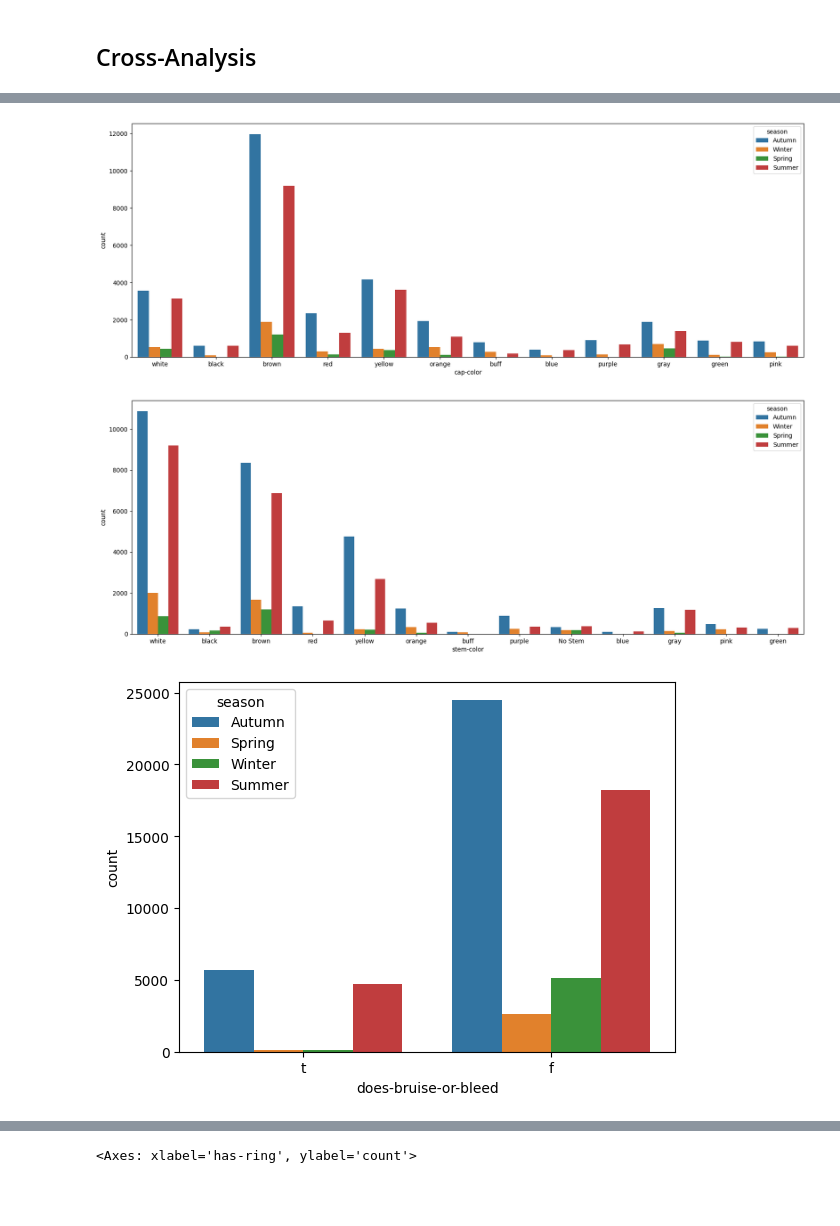
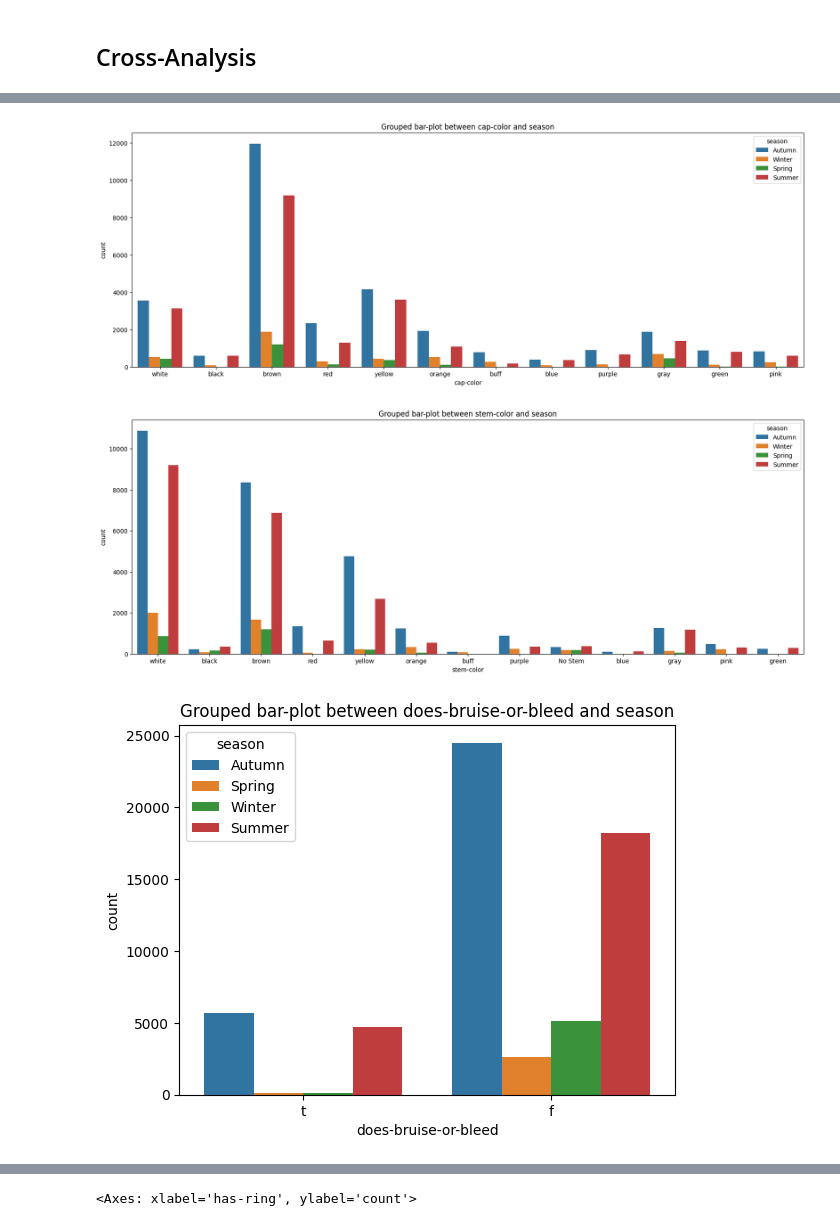
Before and after one commit to effepielle/ddam-2324, a Jupyter notebook: DU_DP.ipynb, the cells around one changed output, grey strips where cells are left out. Saved outputs shown, nothing was run; the diff lists cells and outputs as text; code cells hidden in the pictures; blank space fills up the shorter version.

```diff
--- a/DU_DP.ipynb
+++ b/DU_DP.ipynb
@@ -251,9 +256,10 @@ current_x_labels = [item.get_text() for item in ax.get_xticklabels()]
 new_x_labels = [x_label_mapping[label] for label in current_x_labels]
 ax.set_xticklabels(new_x_labels, rotation=0)
 
+plt.title('Grouped bar-plot between cap-color and season')
 plt.show()
 # %% [output]
-[figure, old version]
+[figure, new version]
 # %%
 x_label_mapping = {'n':'brown', 'b':'buff', 'g':'gray', 'r':'green', 'p':'pink', 'u':'purple', 'e':'red', 'w':'white', 'y':'yellow', 'l':'blue', 'o':'orange', 'k':'black', 'f':'No Stem'}
 
@@ -270,22 +276,24 @@ current_x_labels = [item.get_text() for item in ax.get_xticklabels()]
 new_x_labels = [x_label_mapping[label] for label in current_x_labels]
 ax.set_xticklabels(new_x_labels, rotation=0)
 
+plt.title('Grouped bar-plot between stem-color and season')
 plt.show()
 # %% [output]
-[figure, old version]
+[figure, new version]
 # %%
 
 count = mushroom_df.groupBy('does-bruise-or-bleed', 'season').count().toPandas()
 ax = sns.barplot(x='does-bruise-or-bleed', y="count", data=count, hue='season')
 
 legend = ax.get_legend()
 for text in legend.texts:
     if text.get_text() in label_mapping:
         text.set_text(label_mapping[text.get_text()])
 
+plt.title('Grouped bar-plot between does-bruise-or-bleed and season')
 plt.show()
 # %% [output]
-[figure, old version]
+[figure, new version]
 # %%
 count = mushroom_df.groupBy('has-ring', 'season').count().toPandas()
 ax = sns.barplot(x='has-ring', y="count", data=count, hue='season')
```
Also changed, not shown: parts of 42 cells of this notebook, 2 other files.
